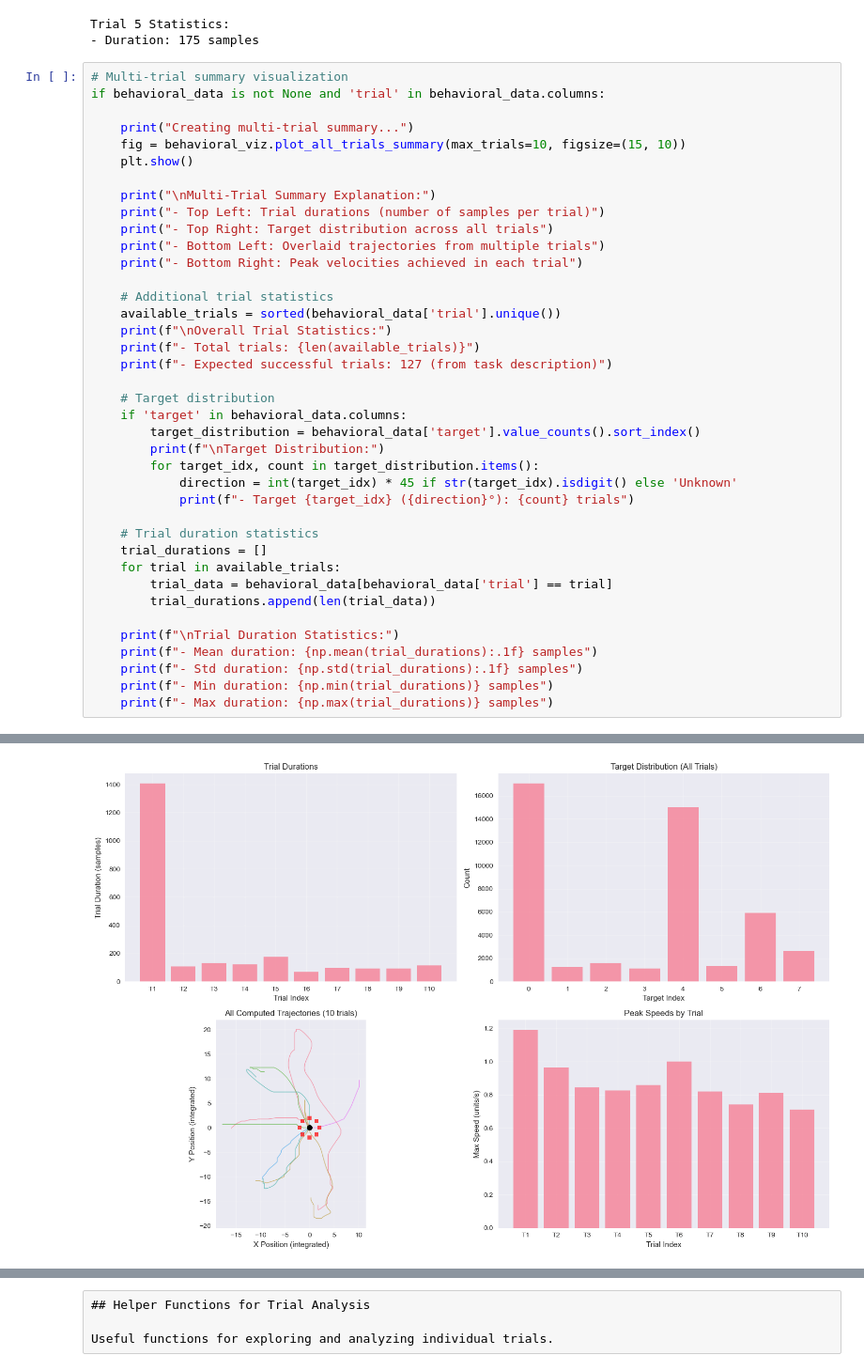
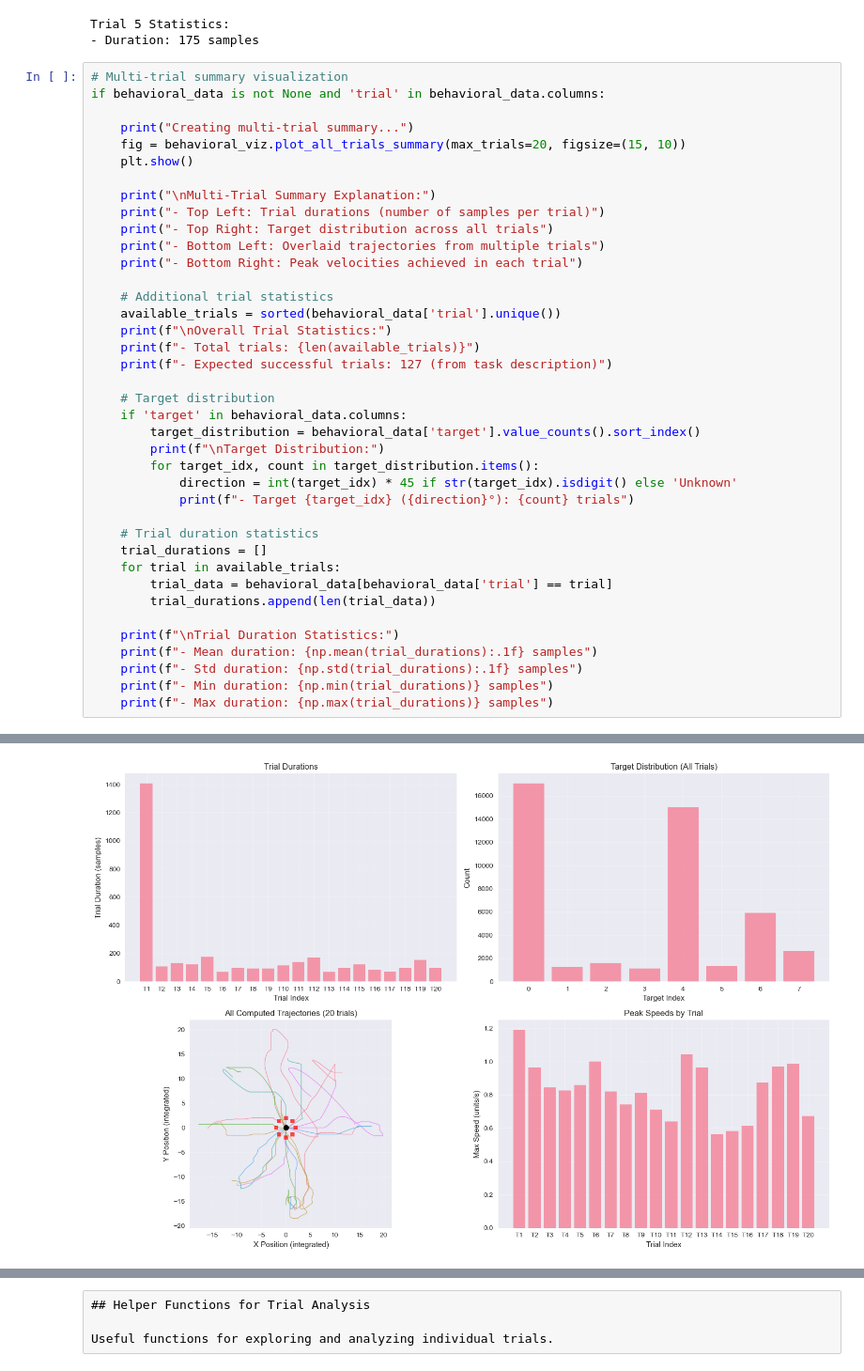
Before and after one commit to nadernik/neural_exploration, a Jupyter notebook: neural_exploration.ipynb, the cells around one changed output, grey strips where cells are left out. Shown at 94% size. Saved outputs shown, nothing was run; the diff lists cells and outputs as text.

```diff
--- a/neural_exploration.ipynb
+++ b/neural_exploration.ipynb
@@ -334,7 +346,7 @@ Trial 5 Statistics:
 if behavioral_data is not None and 'trial' in behavioral_data.columns:
 
     print("Creating multi-trial summary...")
-    fig = behavioral_viz.plot_all_trials_summary(max_trials=10, figsize=(15, 10))
+    fig = behavioral_viz.plot_all_trials_summary(max_trials=20, figsize=(15, 10))
     plt.show()
 
     print("\nMulti-Trial Summary Explanation:")
@@ -343,34 +355,34 @@ if behavioral_data is not None and 'trial' in behavioral_data.columns:
     print("- Bottom Left: Overlaid trajectories from multiple trials")
     print("- Bottom Right: Peak velocities achieved in each trial")
 
     # Additional trial statistics
     available_trials = sorted(behavioral_data['trial'].unique())
     print(f"\nOverall Trial Statistics:")
     print(f"- Total trials: {len(available_trials)}")
     print(f"- Expected successful trials: 127 (from task description)")
 
     # Target distribution
     if 'target' in behavioral_data.columns:
         target_distribution = behavioral_data['target'].value_counts().sort_index()
         print(f"\nTarget Distribution:")
         for target_idx, count in target_distribution.items():
             direction = int(target_idx) * 45 if str(target_idx).isdigit() else 'Unknown'
             print(f"- Target {target_idx} ({direction}°): {count} trials")
 
     # Trial duration statistics
     trial_durations = []
     for trial in available_trials:
         trial_data = behavioral_data[behavioral_data['trial'] == trial]
         trial_durations.append(len(trial_data))
 
     print(f"\nTrial Duration Statistics:")
     print(f"- Mean duration: {np.mean(trial_durations):.1f} samples")
     print(f"- Std duration: {np.std(trial_durations):.1f} samples")
     print(f"- Min duration: {np.min(trial_durations)} samples")
     print(f"- Max duration: {np.max(trial_durations)} samples")
 # %% [output]
 Creating multi-trial summary...
-[figure, old version]
+[figure, new version]
 Multi-Trial Summary Explanation:
 - Top Left: Trial durations (number of samples per trial)
 - Top Right: Target distribution across all trials
```
Also changed, not shown: parts of 1 cell of this notebook, 4 other files.
